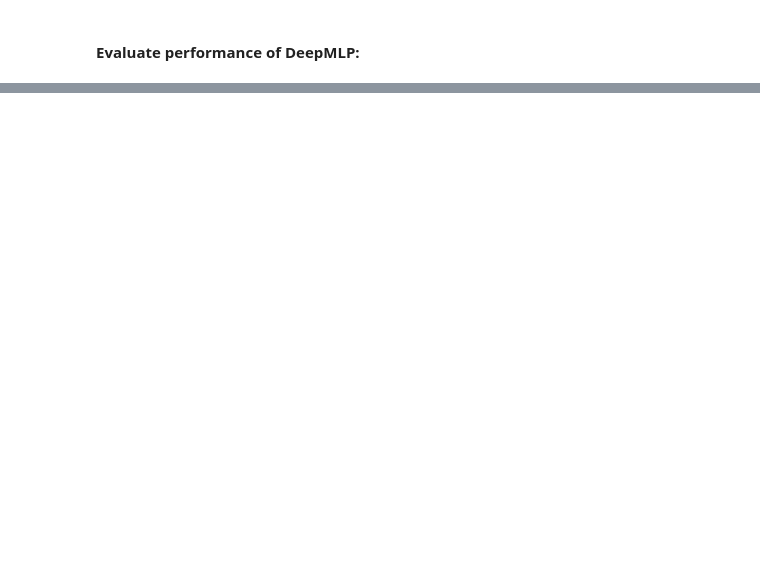
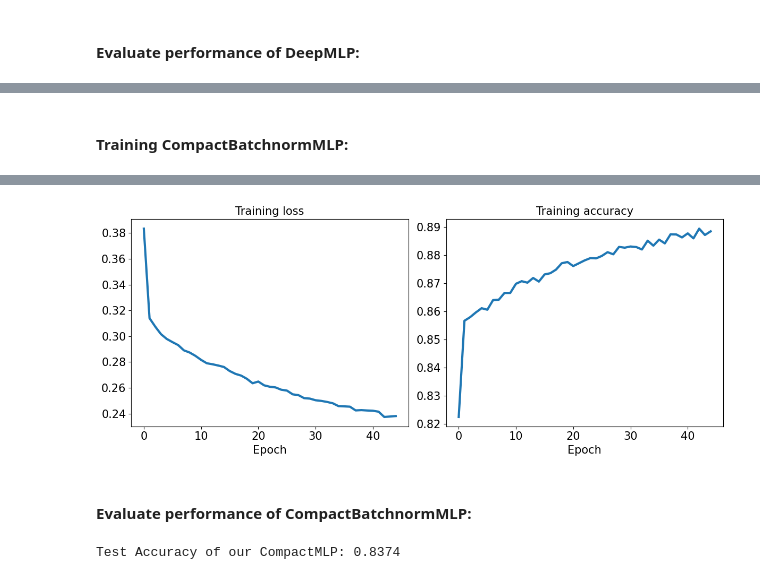
Before and after one commit to cmorris01/project2-multilayer_perceptron, a Jupyter notebook: notebooks/main.ipynb, the cells around one changed output, grey strips where cells are left out. Saved outputs shown, nothing was run; the diff lists cells and outputs as text; code cells hidden in the pictures; blank space fills up the shorter version.

Commit message:
Added compact batchnorm mlp and predicting on validation set.

```diff
--- a/notebooks/main.ipynb
+++ b/notebooks/main.ipynb
@@ -262,0 +267,62 @@ Test Accuracy of our DeepMLP: 0.8459
+# %% [markdown]
+#### Training CompactBatchnormMLP:
+# %%
+# reload dataloader
+train_dataloader_compact_mlp = DataLoader(train_dataset, batch_size=batch_size, shuffle=True)
+
+# initialize deep MLP with 64 nodes in the first hidden layer and 32 in the second hidden layer
+compact_mlp = CompactBatchnormMLP(input_size=X_train_processed.shape[1], output_size=2)
+compact_mlp.to(device)
+
+# initialize loss, learning rate, and optimizer for training loop, and setting deep mlp to train mode some dropout works
+learning_rate = 0.001
+loss_function = nn.CrossEntropyLoss()
+optimizer = torch.optim.Adam(compact_mlp.parameters(), lr=learning_rate, weight_decay=1e-3)
+compact_mlp.train()
+
+# build and execute training loop
+num_epochs = 45
+loss_history = [0] * num_epochs
+accuracy_history = [0] * num_epochs
+
+for epoch in range(num_epochs):
+    running_loss, running_correct, total = 0.0, 0, 0
+
+    # load data
+    for x_batch, y_batch in train_dataloader_compact_mlp:
+        # use GPU device if available
+        x_batch, y_batch = x_batch.to(device), y_batch.to(device)
+        pred = compact_mlp(x_batch)
+        loss = loss_function(pred, y_batch)
+        loss.backward()
+        optimizer.step()
+        optimizer.zero_grad()
+
+        # compute running loss
+        running_loss += loss.item() * y_batch.size(0)
+        is_correct = (torch.argmax(pred, dim=1) == y_batch).sum().item()
+        running_correct += is_correct
+        total += y_batch.size(0)
+
+    # store loss history
+    loss_history[epoch] = running_loss / total
+    accuracy_history[epoch] = running_correct / total
+
+    print(f"Epoch [{epoch+1}/{num_epochs}] - Loss: {loss_history[epoch]:.4f}, "f"Accuracy: {accuracy_history[epoch]:.4f}")
+
+# plot results
+fig = plt.figure(figsize=(12, 5))
+ax = fig.add_subplot(1, 2, 1)
+ax.plot(loss_history, lw=3)
+ax.set_title('Training loss', size=15)
+ax.set_xlabel('Epoch', size=15)
+ax.tick_params(axis='both', which='major', labelsize=15)
+
+ax = fig.add_subplot(1, 2, 2)
+ax.plot(accuracy_history, lw=3)
+ax.set_title('Training accuracy', size=15)
+ax.set_xlabel('Epoch', size=15)
+ax.tick_params(axis='both', which='major', labelsize=15)
+plt.tight_layout()
+plt.show()
+# %% [output]
@@ -262,0 +346,18 @@ Test Accuracy of our DeepMLP: 0.8459
+[figure, added]
+# %% [markdown]
+#### Evaluate performance of CompactBatchnormMLP:
+# %%
+# get predictions on the test set
+X_test_processed = X_test_processed.to(device)
+y_test = y_test.to(device)
+
+compact_mlp.eval() # switch to evaluation mode (we use dropout!)
+with torch.no_grad(): # don't track graphs for prediction
+    predictions_test = compact_mlp(X_test_processed)
+
+# evaluate predictions
+correct = (torch.argmax(predictions_test, dim=1) == y_test).float()
+accuracy = correct.mean()
+print(f"Test Accuracy of our CompactMLP: {accuracy:.4f}")
+# %% [output]
+Test Accuracy of our CompactMLP: 0.8374
```
Also changed, not shown: parts of 8 cells of this notebook.
